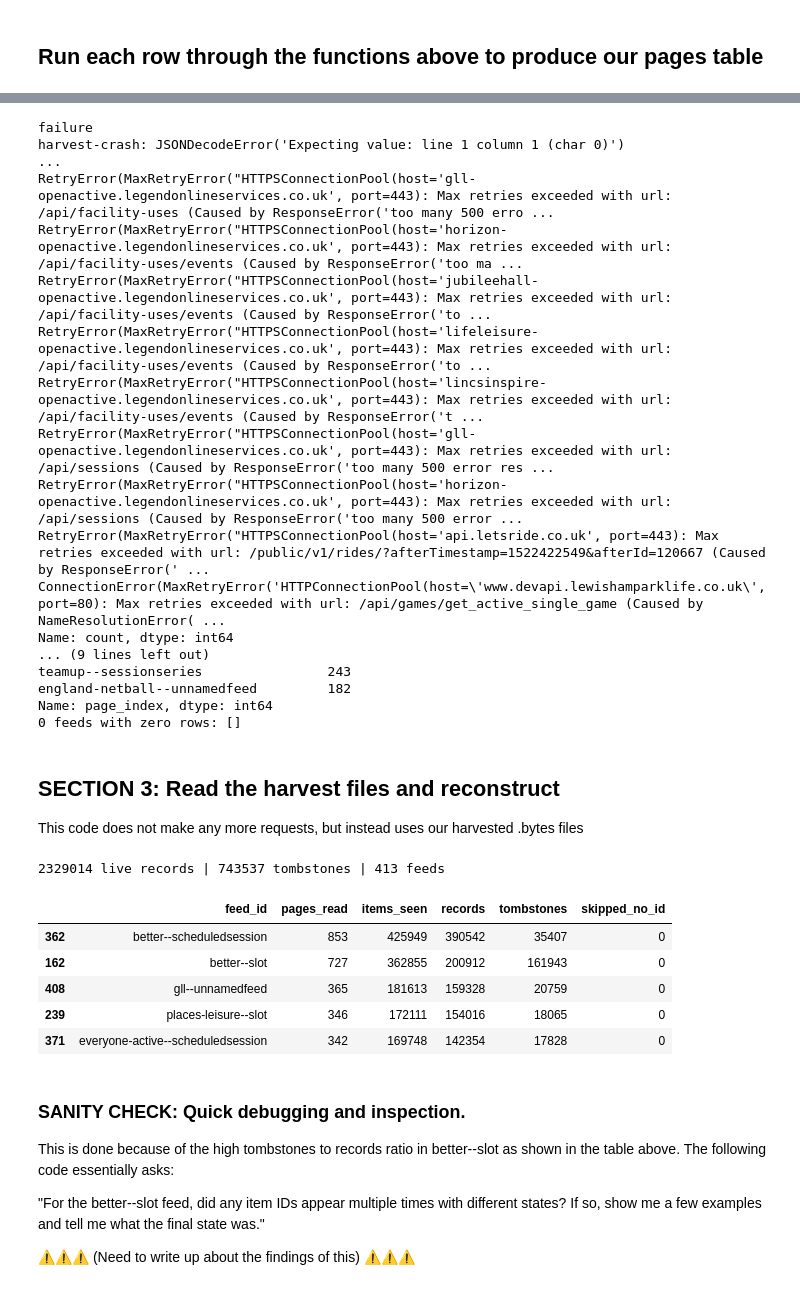
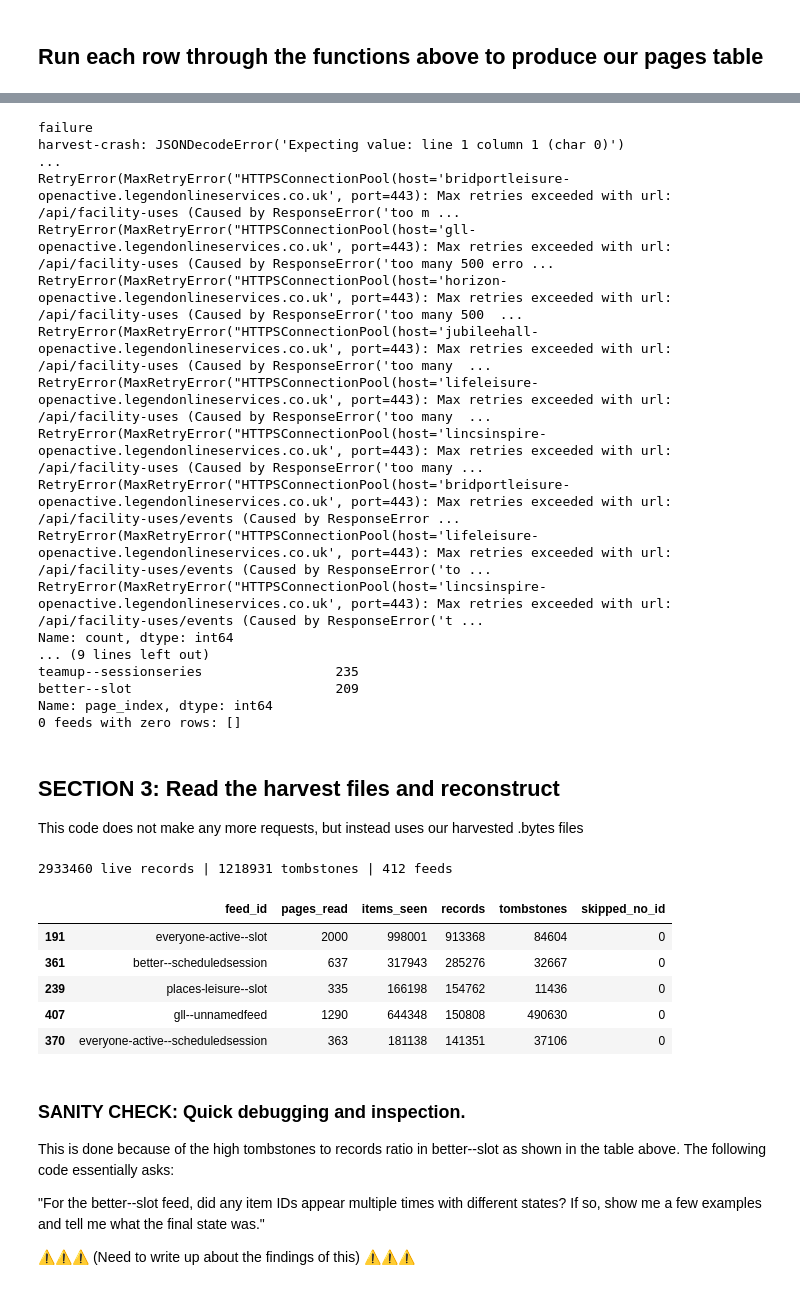
Before and after one commit to michaelsamuel2005/ls-openactive, a Jupyter notebook: notebooks/data_acquisition.ipynb, the cells around one changed output, grey strips where cells are left out. Drawn from its saved outputs; the diff is of its cells as text; code cells hidden in the pictures.

Commit message:
feat: added H1-H3 snapshot functionality, and ran H2 (need to configure the large files for upload)

```diff
--- a/notebooks/data_acquisition.ipynb
+++ b/notebooks/data_acquisition.ipynb
@@ -38,3 +38,11 @@ HARVEST_DATE = date.today().isoformat()   # date the corpus was pulled
 
 def printer(arg):                          # indented JSON, per the OA package docs
     print(json.dumps(arg, indent=4))
+# %%
+# ════════════════════════════════════════════════════════════
+#  SNAPSHOT SELECTOR
+# ════════════════════════════════════════════════════════════
+SNAPSHOT = "H2"          # "H1" | "H2" | "H3"
+SNAP_DIR = Path("snapshots") / SNAPSHOT
+SNAP_DIR.mkdir(parents=True, exist_ok=True)
+print(f"Working on snapshot: {SNAPSHOT}  →  {SNAP_DIR}")
@@ -446,7 +456,7 @@ row = feeds_long.iloc[0]
 pages_rows, resume_cursor = acquire_feed(
     start_url=row.feed_url,
     feed_id=row.feed_id,
-    snapshot_id="H1",
+    snapshot_id= SNAPSHOT,
     session=session,
     out_dir="snapshots",
 )
@@ -469,14 +479,17 @@ print(Path(pages_df.iloc[0]["byte_path"]).read_text(encoding="utf-8")[:1500])
 ## Run each row through the functions above to produce our pages table
 # %%
 # ══════════════════════════════════════════════════════════════════════
-#  ⚠️  SLOW CELL — full H1 harvest, ~6.5 HOURS. DO NOT RERUN CASUALLY.  ⚠️
+#  ⚠️  SLOW CELL — full SNAPSHOT harvest, ~6.5 HOURS. DO NOT RERUN CASUALLY.  ⚠️
 # ----------------------------------------------------------------------
 #  This re-downloads every feed from scratch and overwrites pages.csv +
-#  all raw bytes under snapshots/H1/raw/.
+#  all raw bytes under snapshots/(H1, H2, or H3)/raw/.
 #
 #  To CONTINUE working after a kernel restart, DON'T run this — instead
 #  load the saved output from disk:
 # ══════════════════════════════════════════════════════════════════════
+
+assert not (SNAP_DIR / "pages.csv").exists(), \
+    f"{SNAPSHOT}/pages.csv already exists — refusing to overwrite. Delete it to force a re-harvest."
 
 # all_pages will eventually hold information from every page downloaded from the feed
 all_pages, cursors = [], {}
@@ -491,7 +504,7 @@ for i, row in enumerate(feeds_to_harvest.itertuples(index=False), 1):       # .i
         rows, cursor = acquire_feed(
             start_url=row.feed_url,
             feed_id=row.feed_id,
-            snapshot_id="H1",
+            snapshot_id=SNAPSHOT,
             session=session,
             out_dir="snapshots",
         )
@@ -501,7 +514,7 @@ for i, row in enumerate(feeds_to_harvest.itertuples(index=False), 1):       # .i
     # Handles unsuccessful feeds that fail
     except Exception as e:
         # a single bad feed must never kill the whole harvest, so we record it and move on
-        all_pages.append({"feed_id": row.feed_id, "snapshot_id": "H1",
+        all_pages.append({"feed_id": row.feed_id, "snapshot_id": SNAPSHOT,
             "page_index": -1, "requested_url": row.feed_url, "final_url": None,
             "http_status": None,
             "retrieved_at": dt.datetime.now(dt.timezone.utc).isoformat(),
@@ -513,8 +526,8 @@ for i, row in enumerate(feeds_to_harvest.itertuples(index=False), 1):       # .i
         print(f"  {i}/{len(feeds_to_harvest)} feeds done...")
 
 pages_all = pd.DataFrame(all_pages)     # converts the final results of all_pages into a DF
-Path("snapshots/H1").mkdir(parents=True, exist_ok=True)     # creates a folder to make sure the output folder exists
-pages_all.to_csv("snapshots/H1/pages.csv", index=False)     # save our outputs as csv in the folder
+SNAP_DIR.mkdir(parents=True, exist_ok=True)      # creates a folder to make sure the output folder exists
+pages_all.to_csv(SNAP_DIR / "pages.csv", index=False)     # save our outputs as csv in the folder
 
 # drop each feed's live-edge resume cursor back onto the ledger
 feeds_long["resume_cursor"] = feeds_long["feed_id"].map(cursors)
@@ -554,19 +567,19 @@ print(len(missing), "feeds with zero rows:", list(missing)[:10])
 # %% [output]
 failure
 harvest-crash: JSONDecodeError('Expecting value: line 1 column 1 (char 0)')                                                                                                                              ...
+RetryError(MaxRetryError("HTTPSConnectionPool(host='bridportleisure-openactive.legendonlineservices.co.uk', port=443): Max retries exceeded with url: /api/facility-uses (Caused by ResponseError('too m ...
 RetryError(MaxRetryError("HTTPSConnectionPool(host='gll-openactive.legendonlineservices.co.uk', port=443): Max retries exceeded with url: /api/facility-uses (Caused by ResponseError('too many 500 erro ...
-RetryError(MaxRetryError("HTTPSConnectionPool(host='horizon-openactive.legendonlineservices.co.uk', port=443): Max retries exceeded with url: /api/facility-uses/events (Caused by ResponseError('too ma ...
-RetryError(MaxRetryError("HTTPSConnectionPool(host='jubileehall-openactive.legendonlineservices.co.uk', port=443): Max retries exceeded with url: /api/facility-uses/events (Caused by ResponseError('to ...
+RetryError(MaxRetryError("HTTPSConnectionPool(host='horizon-openactive.legendonlineservices.co.uk', port=443): Max retries exceeded with url: /api/facility-uses (Caused by ResponseError('too many 500  ...
+RetryError(MaxRetryError("HTTPSConnectionPool(host='jubileehall-openactive.legendonlineservices.co.uk', port=443): Max retries exceeded with url: /api/facility-uses (Caused by ResponseError('too many  ...
+RetryError(MaxRetryError("HTTPSConnectionPool(host='lifeleisure-openactive.legendonlineservices.co.uk', port=443): Max retries exceeded with url: /api/facility-uses (Caused by ResponseError('too many  ...
+RetryError(MaxRetryError("HTTPSConnectionPool(host='lincsinspire-openactive.legendonlineservices.co.uk', port=443): Max retries exceeded with url: /api/facility-uses (Caused by ResponseError('too many ...
+RetryError(MaxRetryError("HTTPSConnectionPool(host='bridportleisure-openactive.legendonlineservices.co.uk', port=443): Max retries exceeded with url: /api/facility-uses/events (Caused by ResponseError ...
 RetryError(MaxRetryError("HTTPSConnectionPool(host='lifeleisure-openactive.legendonlineservices.co.uk', port=443): Max retries exceeded with url: /api/facility-uses/events (Caused by ResponseError('to ...
 RetryError(MaxRetryError("HTTPSConnectionPool(host='lincsinspire-openactive.legendonlineservices.co.uk', port=443): Max retries exceeded with url: /api/facility-uses/events (Caused by ResponseError('t ...
-RetryError(MaxRetryError("HTTPSConnectionPool(host='gll-openactive.legendonlineservices.co.uk', port=443): Max retries exceeded with url: /api/sessions (Caused by ResponseError('too many 500 error res ...
-RetryError(MaxRetryError("HTTPSConnectionPool(host='horizon-openactive.legendonlineservices.co.uk', port=443): Max retries exceeded with url: /api/sessions (Caused by ResponseError('too many 500 error ...
-RetryError(MaxRetryError("HTTPSConnectionPool(host='api.letsride.co.uk', port=443): Max retries exceeded with url: /public/v1/rides/?afterTimestamp=1522422549&afterId=120667 (Caused by ResponseError(' ...
-ConnectionError(MaxRetryError('HTTPConnectionPool(host=\'www.devapi.lewishamparklife.co.uk\', port=80): Max retries exceeded with url: /api/games/get_active_single_game (Caused by NameResolutionError( ...
 Name: count, dtype: int64
 ... (9 lines left out)
-teamup--sessionseries                243
-england-netball--unnamedfeed         182
+teamup--sessionseries                 235
+better--slot                          209
 Name: page_index, dtype: int64
 0 feeds with zero rows: []
 # %%
@@ -576,6 +589,8 @@ feeds_long.to_csv("snapshots/H1/feeds_ledger.csv", index=False)
 ## SECTION 3: Read the harvest files and reconstruct
 This code does not make any more requests, but instead uses our harvested .bytes files
 # %%
+# WARNING: Takes like 30 minutes to run
+
 def replay_feed(feed_id, pages_df):
     """Fold one feed's saved pages into current state. Reads only saved bytes, no network."""
     feed_pages = (pages_df[(pages_df["feed_id"] == feed_id) &   # finds pages that belong to the feed_id passed in
@@ -600,10 +615,8 @@ def replay_feed(feed_id, pages_df):
             if item_id is None:
                 skipped += 1    # keep track of how many we skipped
                 continue        # continue, as having no item_id doesn't necessarily mean it's the last item
-            state[item_id] = item   # store items in state. If it encounters the same ID multiple times, it assumes the last version encountered is the newest.
-# ════════════════════════════════════════════════════════════════════════════════════════════════════════════════════════════════════
-#  ⚠️  For Clarence's verification. I'm not sure if the last version or the first version is the newest. May need to check that.  ⚠️
-# ════════════════════════════════════════════════════════════════════════════════════════════════════════════════════════════════════
+            state[item_id] = item   # RPDE delivers items in ascending 'modified' order, so the LAST occurrence of an id is its newest state → last-write-wins (correct).
+
 
     # create empty list for records_rows (items that are still live/active) and tombstone_rows (items marked as deleted)
     records_rows, tombstones_rows = [], []
@@ -625,40 +638,40 @@ def replay_feed(feed_id, pages_df):
     # creates summary statistics of what happened for this feed
     stats = {"feed_id": feed_id, "pages_read": len(feed_pages), "items_seen": items_seen,
             "records": len(records_rows), "tombstones": len(tombstones_rows),
             "skipped_no_id": skipped}
     return records_rows, tombstones_rows, stats
 
 
 # run across every feed
 all_records, all_tombstones, replay_stats = [], [], []
 for feed_id in pages_all["feed_id"].unique():
     recs, tombs, st = replay_feed(feed_id, pages_all)
     all_records.extend(recs)
     all_tombstones.extend(tombs)
     replay_stats.append(st)
 
 # save all records and tombstones
-out = Path("snapshots/H1")
+out = SNAP_DIR
 with (out / "records.jsonl").open("w", encoding="utf-8") as f:
     for r in all_records:
         f.write(json.dumps(r, ensure_ascii=False) + "\n")
 with (out / "tombstones.jsonl").open("w", encoding="utf-8") as f:
     for t in all_tombstones:
         f.write(json.dumps(t, ensure_ascii=False) + "\n")
 
 # print the summary statistics and preliminary preview
 stats_df = pd.DataFrame(replay_stats)
 print(len(all_records), "live records |", len(all_tombstones), "tombstones |",
     stats_df["feed_id"].nunique(), "feeds")
 stats_df.sort_values("records", ascending=False).head()
 # %% [output]
-2329014 live records | 743537 tombstones | 413 feeds
+2933460 live records | 1218931 tombstones | 412 feeds
 |  | feed_id | pages_read | items_seen | records | tombstones | skipped_no_id |
-| 362 | better--scheduledsession | 853 | 425949 | 390542 | 35407 | 0 |
-| 162 | better--slot | 727 | 362855 | 200912 | 161943 | 0 |
-| 408 | gll--unnamedfeed | 365 | 181613 | 159328 | 20759 | 0 |
-| 239 | places-leisure--slot | 346 | 172111 | 154016 | 18065 | 0 |
-| 371 | everyone-active--scheduledsession | 342 | 169748 | 142354 | 17828 | 0 |
+| 191 | everyone-active--slot | 2000 | 998001 | 913368 | 84604 | 0 |
+| 361 | better--scheduledsession | 637 | 317943 | 285276 | 32667 | 0 |
+| 239 | places-leisure--slot | 335 | 166198 | 154762 | 11436 | 0 |
+| 407 | gll--unnamedfeed | 1290 | 644348 | 150808 | 490630 | 0 |
+| 370 | everyone-active--scheduledsession | 363 | 181138 | 141351 | 37106 | 0 |
 # %% [markdown]
 ### SANITY CHECK: Quick debugging and inspection.
 This is done because of the high tombstones to records ratio in better--slot as shown in the table above. The following code essentially asks:
```
Also changed, not shown: parts of 13 cells of this notebook.
